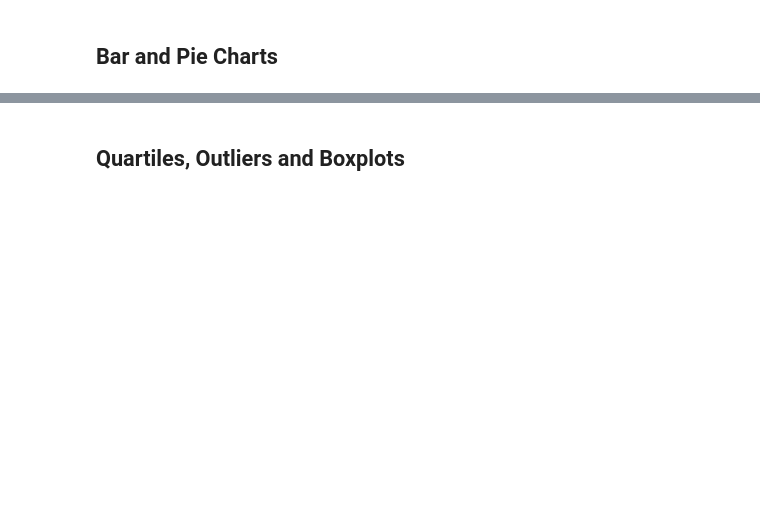
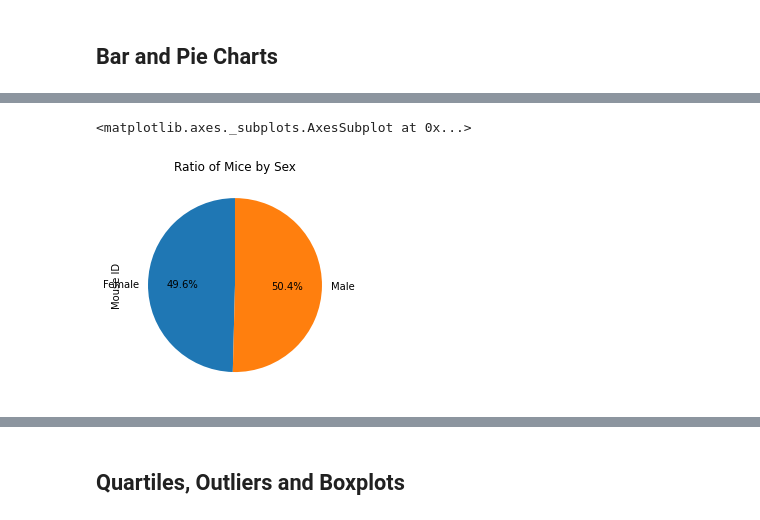
Before and after one commit to mchandler02/Matplotlib-Challenge, a Jupyter notebook: pymaceuticals_starter.ipynb, the cells around one changed output, grey strips where cells are left out. Drawn from its saved outputs; the diff is of its cells as text; code cells hidden in the pictures; blank space fills up the shorter version.

```diff
--- a/pymaceuticals_starter.ipynb
+++ b/pymaceuticals_starter.ipynb
@@ -157,2 +146,4 @@ y_axis
 # %%
 # Generate a pie plot showing the distribution of female versus male mice using pandas
+mouse_demo = cleaned_mouse_data.drop_duplicates(subset=['Mouse ID'])
+mouse_demo
@@ -159,2 +164,9 @@ y_axis
+# %%
+mouse_sex = mouse_demo.groupby(['Sex']).count()
+mouse_sex
+mouse_sex.plot(kind = 'pie', y='Mouse ID',title = "Ratio of Mice by Sex", legend = False, autopct="%1.1f%%", startangle = 90)
+# %% [output]
+<matplotlib.axes._subplots.AxesSubplot at 0x...>
+[figure, added]
 # %%
 # Generate a pie plot showing the distribution of female versus male mice using pyplot
```
Also changed, not shown: parts of 15 cells of this notebook.
